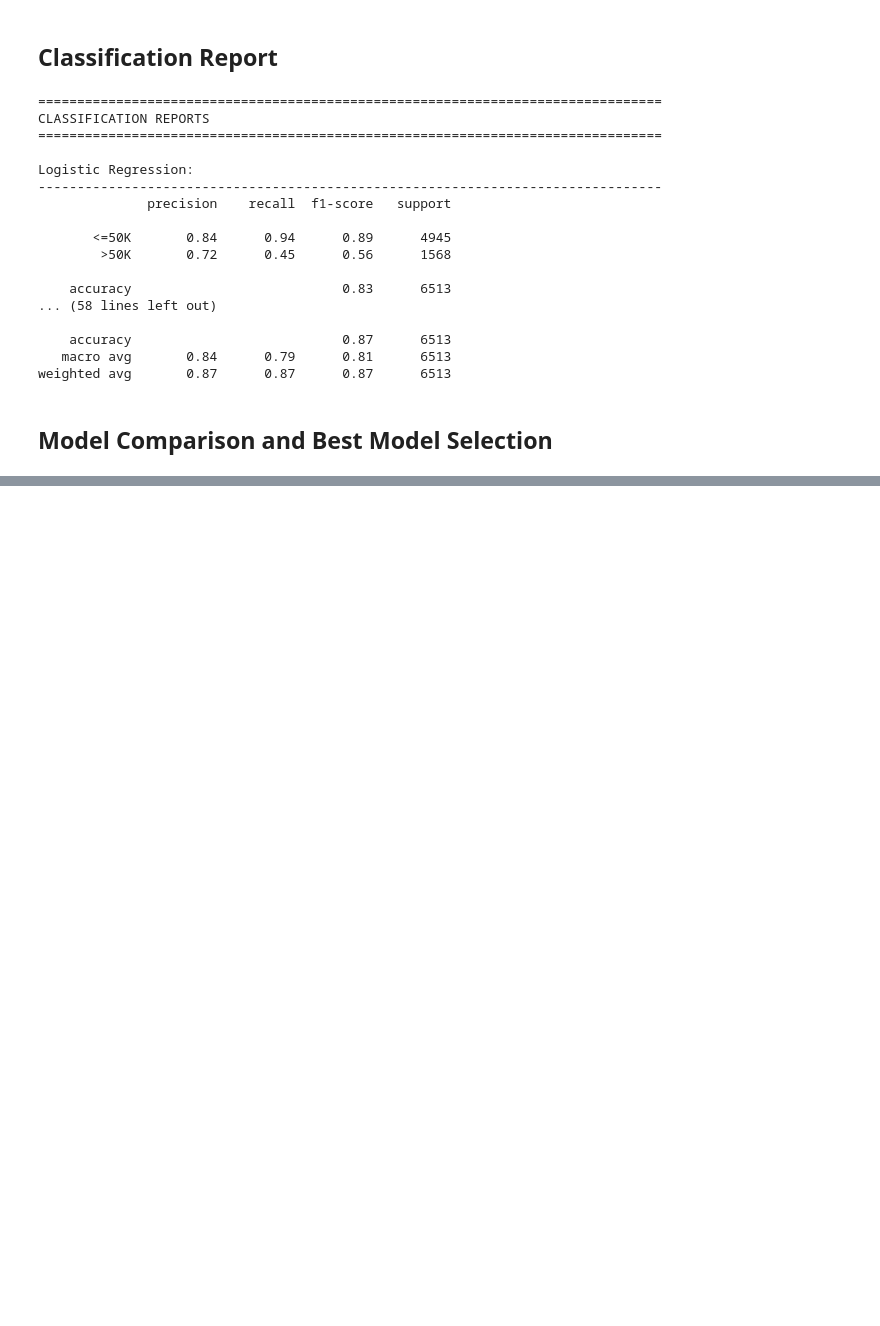
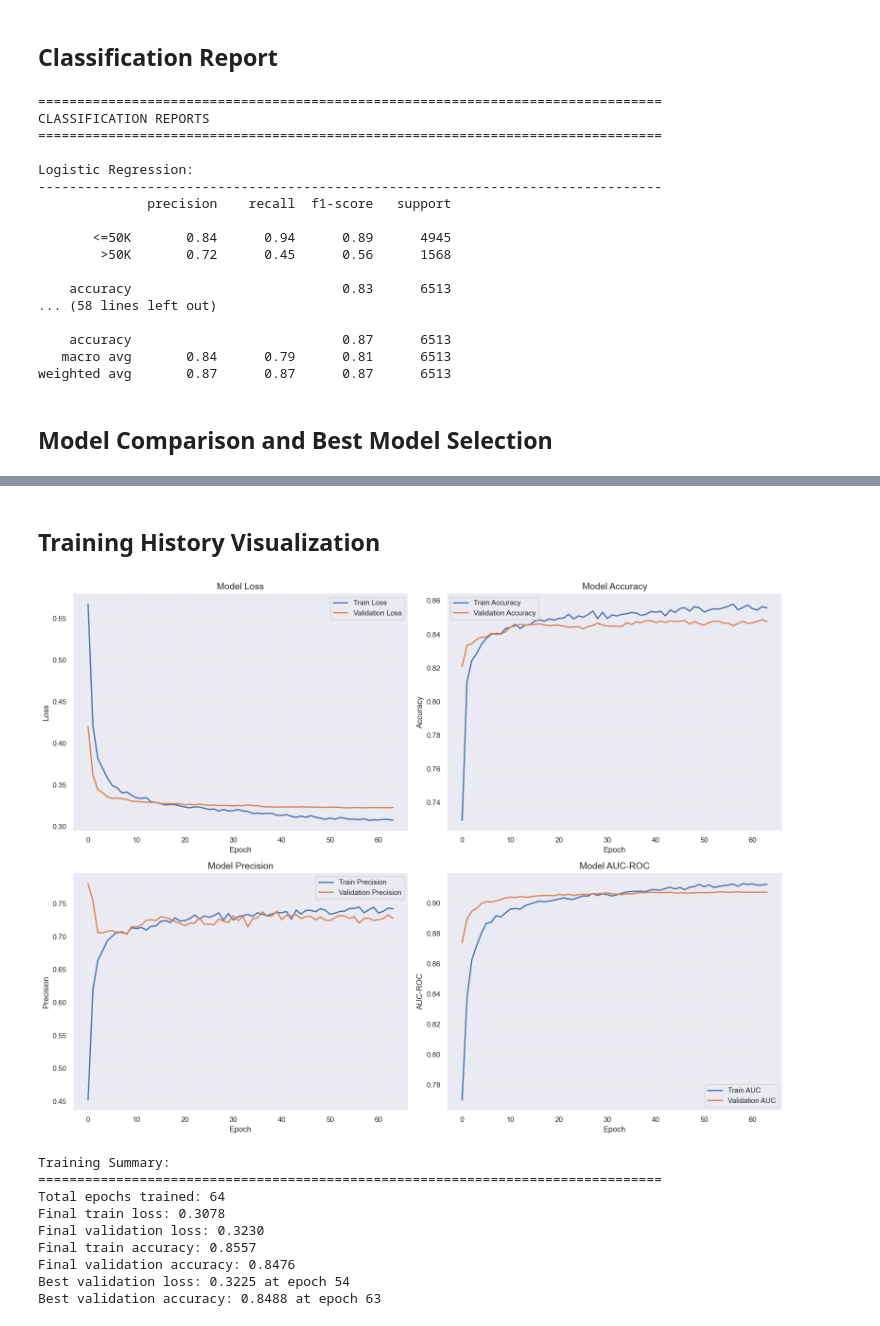
Before and after one commit to sutneV/6006CEM, a Jupyter notebook: Classification/classification.ipynb, the cells around one changed output, grey strips where cells are left out. Drawn from its saved outputs; the diff is of its cells as text; code cells hidden in the pictures; blank space fills up the shorter version.

```diff
--- a/Classification/classification.ipynb
+++ b/Classification/classification.ipynb
@@ -993,0 +1225,67 @@ Passing `palette` without assigning `hue` is deprecated and will be removed in v
+# %% [markdown]
+## Training History Visualization
+# %%
+if history is not None:
+    # Plot training history
+    fig, axes = plt.subplots(2, 2, figsize=(16, 12))
+
+    # Loss
+    axes[0, 0].plot(history.history['loss'], label='Train Loss', linewidth=2)
+    axes[0, 0].plot(history.history['val_loss'], label='Validation Loss', linewidth=2)
+    axes[0, 0].set_title('Model Loss', fontsize=14)
+    axes[0, 0].set_xlabel('Epoch')
+    axes[0, 0].set_ylabel('Loss')
+    axes[0, 0].legend()
+    axes[0, 0].grid(True, alpha=0.3)
+
+    # Accuracy
+    axes[0, 1].plot(history.history['accuracy'], label='Train Accuracy', linewidth=2)
+    axes[0, 1].plot(history.history['val_accuracy'], label='Validation Accuracy', linewidth=2)
+    axes[0, 1].set_title('Model Accuracy', fontsize=14)
+    axes[0, 1].set_xlabel('Epoch')
+    axes[0, 1].set_ylabel('Accuracy')
+    axes[0, 1].legend()
+    axes[0, 1].grid(True, alpha=0.3)
+
+    # Precision
+    axes[1, 0].plot(history.history['precision'], label='Train Precision', linewidth=2)
+    axes[1, 0].plot(history.history['val_precision'], label='Validation Precision', linewidth=2)
+    axes[1, 0].set_title('Model Precision', fontsize=14)
+    axes[1, 0].set_xlabel('Epoch')
+    axes[1, 0].set_ylabel('Precision')
+    axes[1, 0].legend()
+    axes[1, 0].grid(True, alpha=0.3)
+
+    # AUC
+    axes[1, 1].plot(history.history['auc'], label='Train AUC', linewidth=2)
+    axes[1, 1].plot(history.history['val_auc'], label='Validation AUC', linewidth=2)
+    axes[1, 1].set_title('Model AUC-ROC', fontsize=14)
+    axes[1, 1].set_xlabel('Epoch')
+    axes[1, 1].set_ylabel('AUC-ROC')
+    axes[1, 1].legend()
+    axes[1, 1].grid(True, alpha=0.3)
+
+    plt.tight_layout()
+    plt.show()
+
+    # Print training summary
+    print("\nTraining Summary:")
+    print("="*80)
+    print(f"Total epochs trained: {len(history.history['loss'])}")
+    print(f"Final train loss: {history.history['loss'][-1]:.4f}")
+    print(f"Final validation loss: {history.history['val_loss'][-1]:.4f}")
+    print(f"Final train accuracy: {history.history['accuracy'][-1]:.4f}")
+    print(f"Final validation accuracy: {history.history['val_accuracy'][-1]:.4f}")
+    print(f"Best validation loss: {min(history.history['val_loss']):.4f} at epoch {np.argmin(history.history['val_loss']) + 1}")
+    print(f"Best validation accuracy: {max(history.history['val_accuracy']):.4f} at epoch {np.argmax(history.history['val_accuracy']) + 1}")
+# %% [output]
+[figure, added]
+Training Summary:
+================================================================================
+Total epochs trained: 64
+Final train loss: 0.3078
+Final validation loss: 0.3230
+Final train accuracy: 0.8557
+Final validation accuracy: 0.8476
+Best validation loss: 0.3225 at epoch 54
+Best validation accuracy: 0.8488 at epoch 63
```
Also changed, not shown: parts of 7 cells of this notebook, 3 other files.
